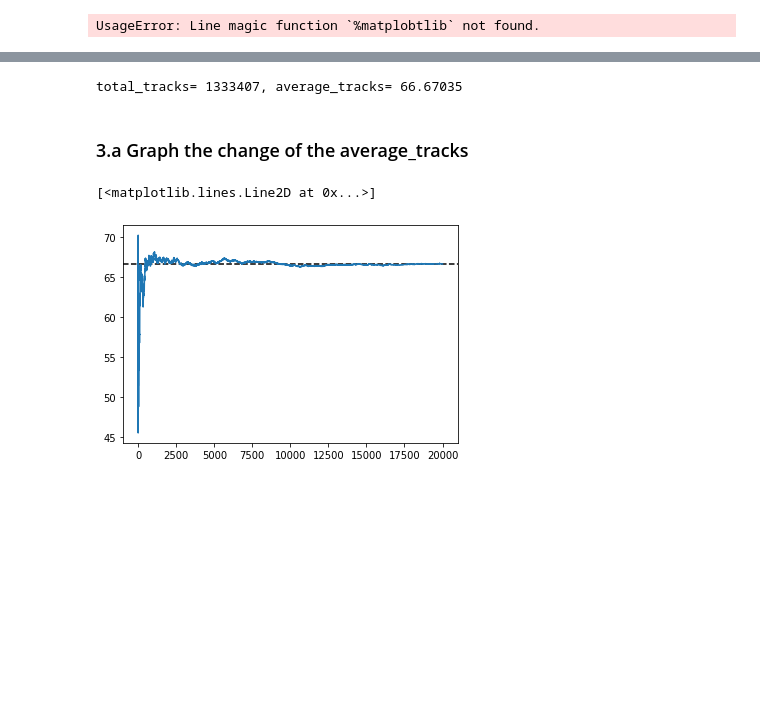
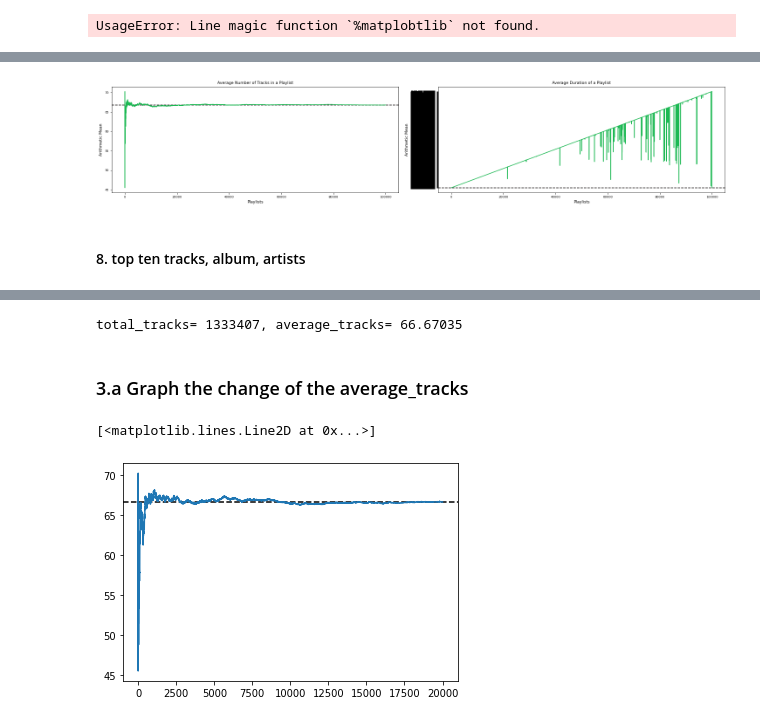
Before and after one commit to JSchmiegel/DataLiteracyProject, a Jupyter notebook: exp/exp003_ShortFacts.ipynb, the cells around one changed output, grey strips where cells are left out. Drawn from its saved outputs; the diff is of its cells as text; code cells hidden in the pictures; blank space fills up the shorter version.

```diff
--- a/exp/exp003_ShortFacts.ipynb
+++ b/exp/exp003_ShortFacts.ipynb
@@ -54,5 +78,5 @@ total_duration= 312852249696, average_duration= 15642612.4848
 # %%
 def convert_ms(ms:float) -> str:
     duration = datetime.timedelta(milliseconds=ms)
-    return f'{duration.hours}:{duration.minutes}:{duration.seconds}'
+    return f'{duration}'
 # %%
@@ -63,0 +141,23 @@ total_duration= 23:24:9, average_duration= 4:20:42 (hours:minutes:seconds)
+# %%
+fig, axs = plt.subplots(1, 2, figsize=(20, 4))
+
+axs[0].axhline(y=average_numtracks, color='#191414', linestyle='--')
+axs[0].plot(average_numtracks_timeline, color='#1DB954')
+axs[0].set_title('Average Number of Tracks in a Playlist')
+axs[0].set_xlabel('Playlists')
+axs[0].set_ylabel('Arithmetic Mean')
+
+axs[1].axhline(y=convert_ms(average_duration), color='#191414', linestyle='--')
+converted = []
+for entry in average_duration_timeline:
+    converted.append(convert_ms(entry))
+axs[1].plot(converted, color='#1DB954')
+axs[1].set_title('Average Duration of a Playlist')
+axs[1].set_xlabel('Playlists')
+axs[1].set_ylabel('Arithmetic Mean')
+
+plt.show()
+# %% [output]
+[figure, added]
+# %% [markdown]
+#### 8. top ten tracks, album, artists
```
Also changed, not shown: parts of 27 cells of this notebook, 5 other files.
